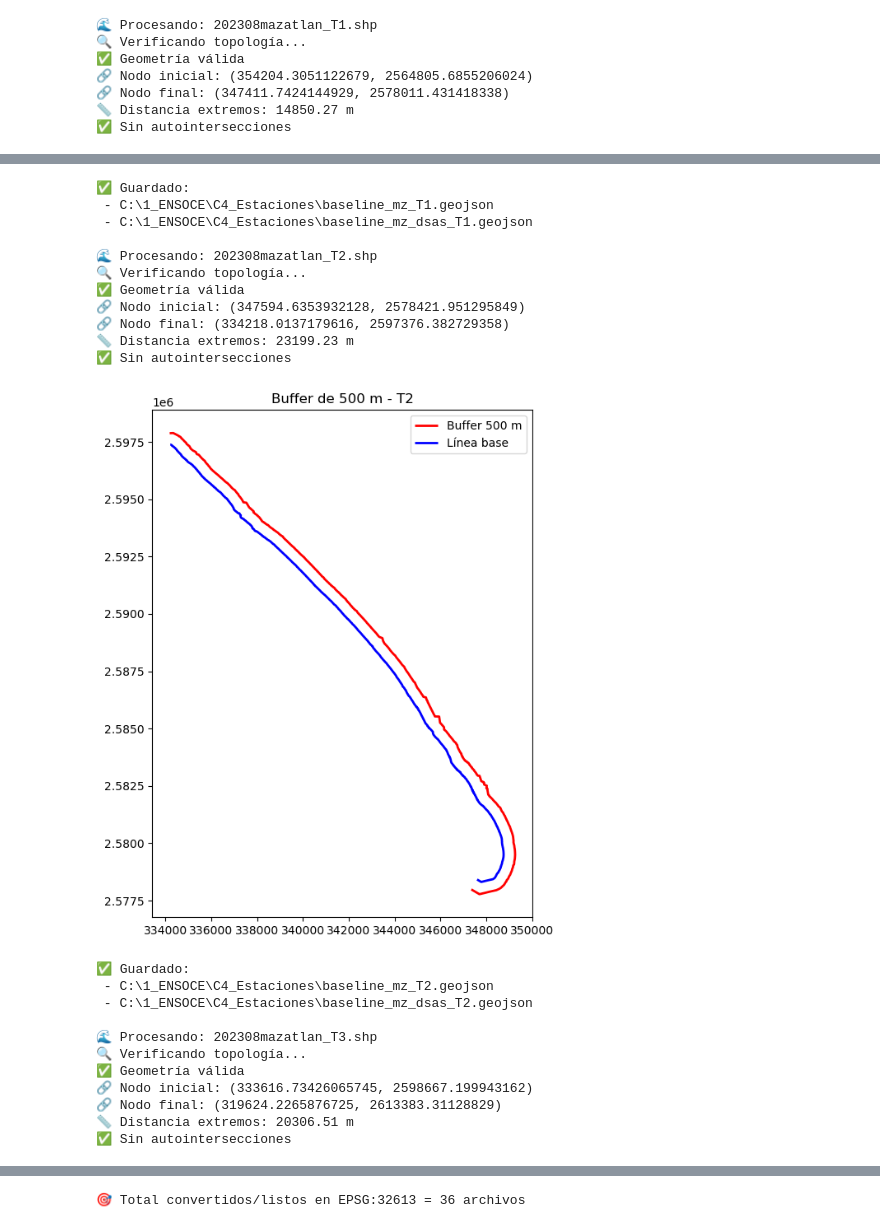
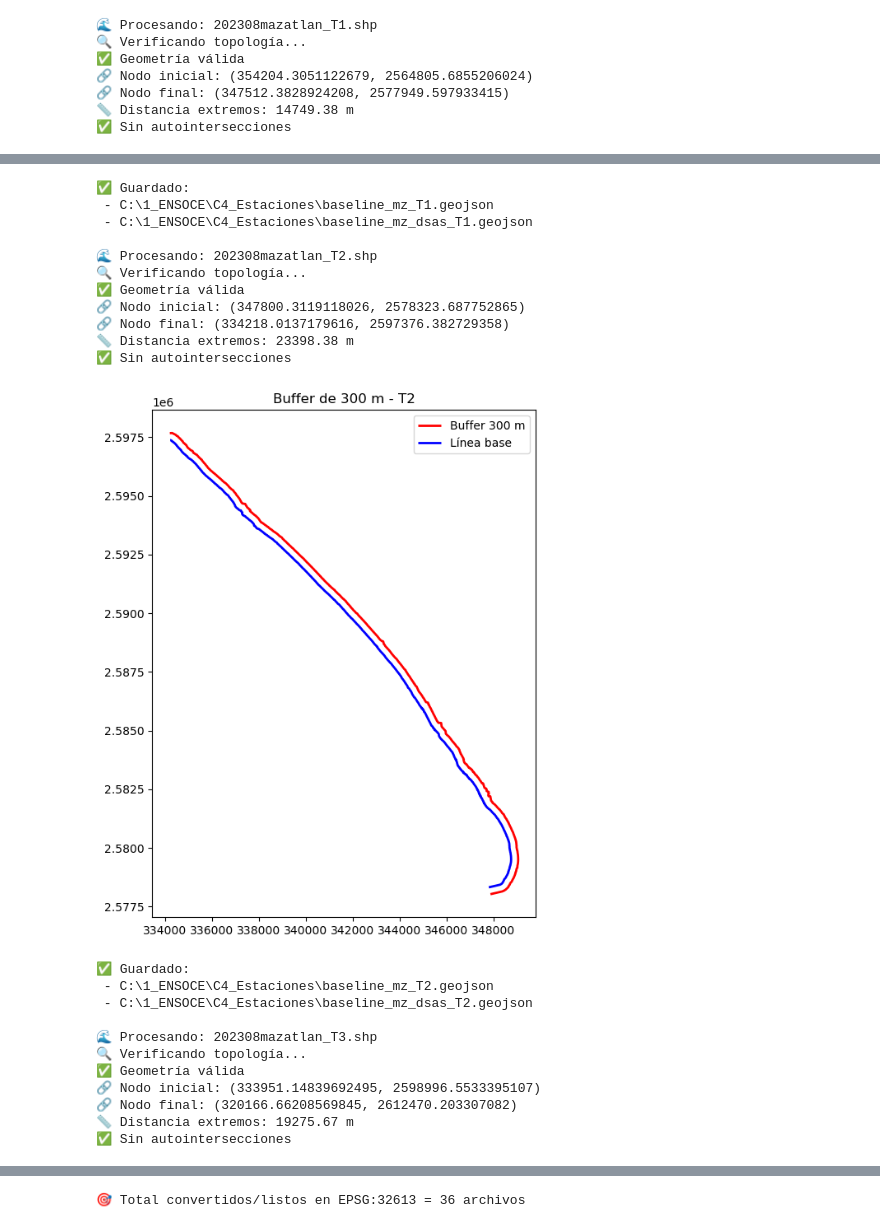
Before and after one commit to CristopherFoster/coastalcf, a Jupyter notebook: vectorizar_costas.ipynb, the cells around one changed output, grey strips where cells are left out. Cells and saved outputs as stored; diff of their text form; code cells hidden in the pictures.

```diff
--- a/vectorizar_costas.ipynb
+++ b/vectorizar_costas.ipynb
@@ -11,7 +11,7 @@ input_folder = r"C:\1_ENSOCE\C3_Output\shapes"
 output_folder = r"C:\1_ENSOCE\C4_Estaciones"
 archivos = ["202308mazatlan_T1", "202308mazatlan_T2", "202308mazatlan_T3"]
 tolerance = 5  # metros para snap
-offset_dist = 500  # metros para desplazamiento
+offset_dist = 300  # metros para desplazamiento
 
 for nombre in archivos:
     print(f"\n🌊 Procesando: {nombre}.shp")
@@ -84,9 +84,9 @@ for nombre in archivos:
 
         # ========= 7. Mostrar figura =========
         fig, ax = plt.subplots(figsize=(10, 8))
-        buffer_gdf.plot(ax=ax, color='red', edgecolor='black', linewidth=2, label='Buffer 500 m')
+        buffer_gdf.plot(ax=ax, color='red', edgecolor='black', linewidth=2, label='Buffer 300 m')
         baseline_gdf.plot(ax=ax, color='blue', linewidth=2, label='Línea base')
-        plt.title(f"Buffer de 500 m - {nombre[-2:]}")
+        plt.title(f"Buffer de 300 m - {nombre[-2:]}")
         plt.legend()
         plt.show()
 
@@ -102,6 +102,6 @@ for nombre in archivos:
 🔍 Verificando topología...
 ✅ Geometría válida
 🔗 Nodo inicial: (354204.3051122679, 2564805.6855206024)
-🔗 Nodo final: (347411.7424144929, 2578011.431418338)
-📏 Distancia extremos: 14850.27 m
+🔗 Nodo final: (347512.3828924208, 2577949.597933415)
+📏 Distancia extremos: 14749.38 m
 ✅ Sin autointersecciones
@@ -109,15 +109,15 @@ for nombre in archivos:
 ✅ Guardado:
  - C:\1_ENSOCE\C4_Estaciones\baseline_mz_T1.geojson
  - C:\1_ENSOCE\C4_Estaciones\baseline_mz_dsas_T1.geojson
 
 🌊 Procesando: 202308mazatlan_T2.shp
 🔍 Verificando topología...
 ✅ Geometría válida
-🔗 Nodo inicial: (347594.6353932128, 2578421.951295849)
+🔗 Nodo inicial: (347800.3119118026, 2578323.687752865)
 🔗 Nodo final: (334218.0137179616, 2597376.382729358)
-📏 Distancia extremos: 23199.23 m
+📏 Distancia extremos: 23398.38 m
 ✅ Sin autointersecciones
-[figure, old version]
+[figure, new version]
 ✅ Guardado:
  - C:\1_ENSOCE\C4_Estaciones\baseline_mz_T2.geojson
  - C:\1_ENSOCE\C4_Estaciones\baseline_mz_dsas_T2.geojson
@@ -125,7 +125,7 @@ for nombre in archivos:
 🌊 Procesando: 202308mazatlan_T3.shp
 🔍 Verificando topología...
 ✅ Geometría válida
-🔗 Nodo inicial: (333616.73426065745, 2598667.199943162)
-🔗 Nodo final: (319624.2265876725, 2613383.31128829)
-📏 Distancia extremos: 20306.51 m
+🔗 Nodo inicial: (333951.14839692495, 2598996.5533395107)
+🔗 Nodo final: (320166.66208569845, 2612470.203307082)
+📏 Distancia extremos: 19275.67 m
 ✅ Sin autointersecciones
```
Also changed, not shown: parts of 17 cells of this notebook, 48 other files.
